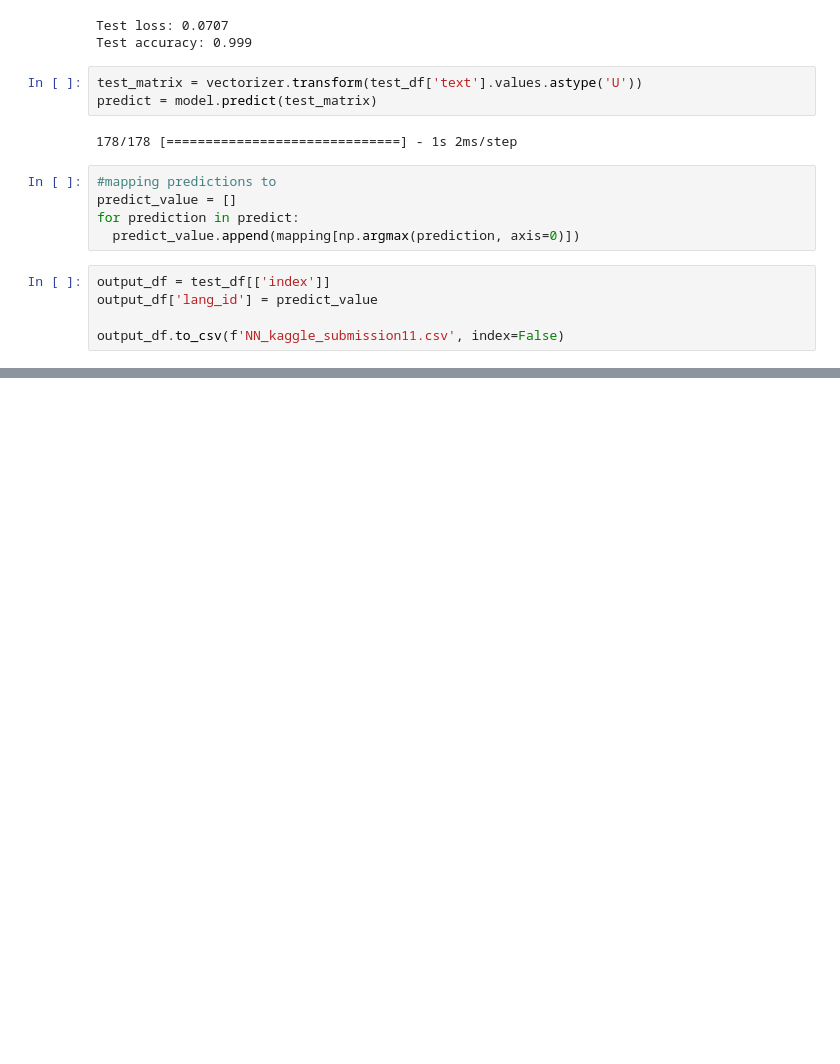
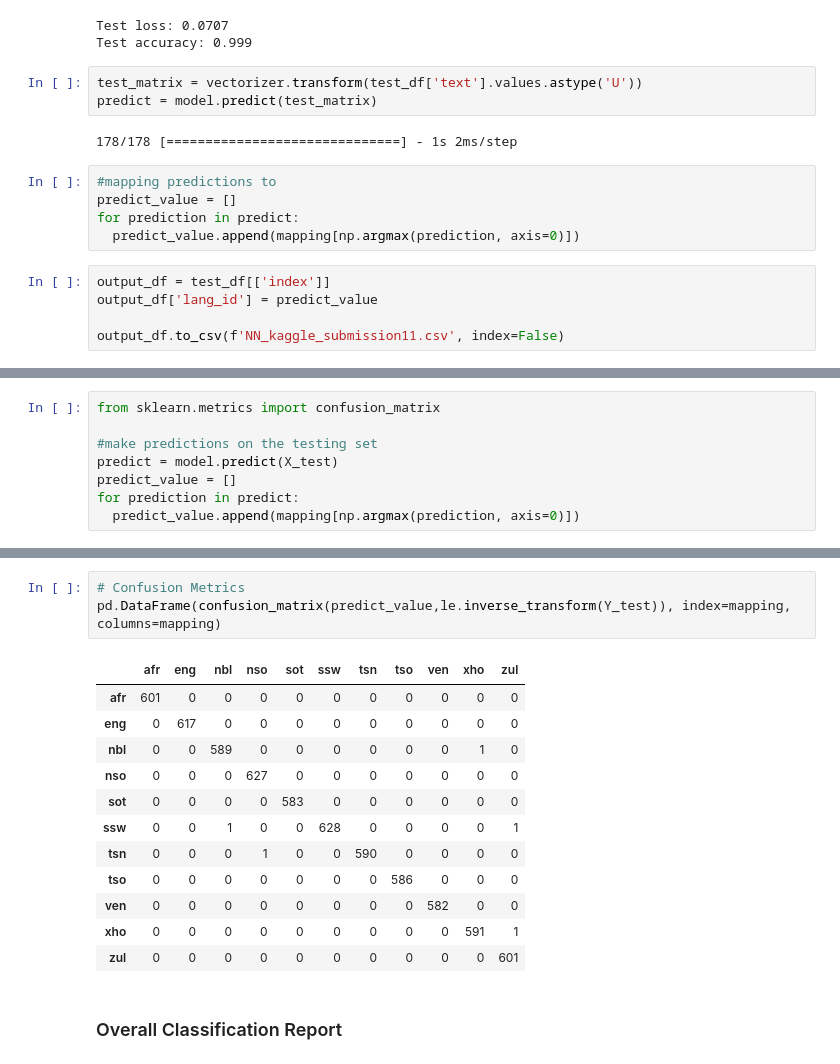
Before and after one commit to thabotladi/explore-heckathon, a Jupyter notebook: SA_Language_ID_2023.ipynb, the cells around one changed output, grey strips where cells are left out. Cells and saved outputs as stored; diff of their text form; blank space fills up the shorter version.

Commit message:
Updated the Neural Net Model with Vlidation Performance

```diff
--- a/SA_Language_ID_2023.ipynb
+++ b/SA_Language_ID_2023.ipynb
@@ -319,0 +322,8 @@ output_df.to_csv(f'NN_kaggle_submission11.csv', index=False)
+# %%
+from sklearn.metrics import confusion_matrix
+
+#make predictions on the testing set
+predict = model.predict(X_test)
+predict_value = []
+for prediction in predict:
+  predict_value.append(mapping[np.argmax(prediction, axis=0)])
@@ -319,0 +332,18 @@ output_df.to_csv(f'NN_kaggle_submission11.csv', index=False)
+# %%
+# Confusion Metrics
+pd.DataFrame(confusion_matrix(predict_value,le.inverse_transform(Y_test)), index=mapping, columns=mapping)
+# %% [output]
+|  | afr | eng | nbl | nso | sot | ssw | tsn | tso | ven | xho | zul |
+| afr | 601 | 0 | 0 | 0 | 0 | 0 | 0 | 0 | 0 | 0 | 0 |
+| eng | 0 | 617 | 0 | 0 | 0 | 0 | 0 | 0 | 0 | 0 | 0 |
+| nbl | 0 | 0 | 589 | 0 | 0 | 0 | 0 | 0 | 0 | 1 | 0 |
+| nso | 0 | 0 | 0 | 627 | 0 | 0 | 0 | 0 | 0 | 0 | 0 |
+| sot | 0 | 0 | 0 | 0 | 583 | 0 | 0 | 0 | 0 | 0 | 0 |
+| ssw | 0 | 0 | 1 | 0 | 0 | 628 | 0 | 0 | 0 | 0 | 1 |
+| tsn | 0 | 0 | 0 | 1 | 0 | 0 | 590 | 0 | 0 | 0 | 0 |
+| tso | 0 | 0 | 0 | 0 | 0 | 0 | 0 | 586 | 0 | 0 | 0 |
+| ven | 0 | 0 | 0 | 0 | 0 | 0 | 0 | 0 | 582 | 0 | 0 |
+| xho | 0 | 0 | 0 | 0 | 0 | 0 | 0 | 0 | 0 | 591 | 1 |
+| zul | 0 | 0 | 0 | 0 | 0 | 0 | 0 | 0 | 0 | 0 | 601 |
+# %% [markdown]
+### Overall Classification Report
```
Also changed, not shown: parts of 3 cells of this notebook.
